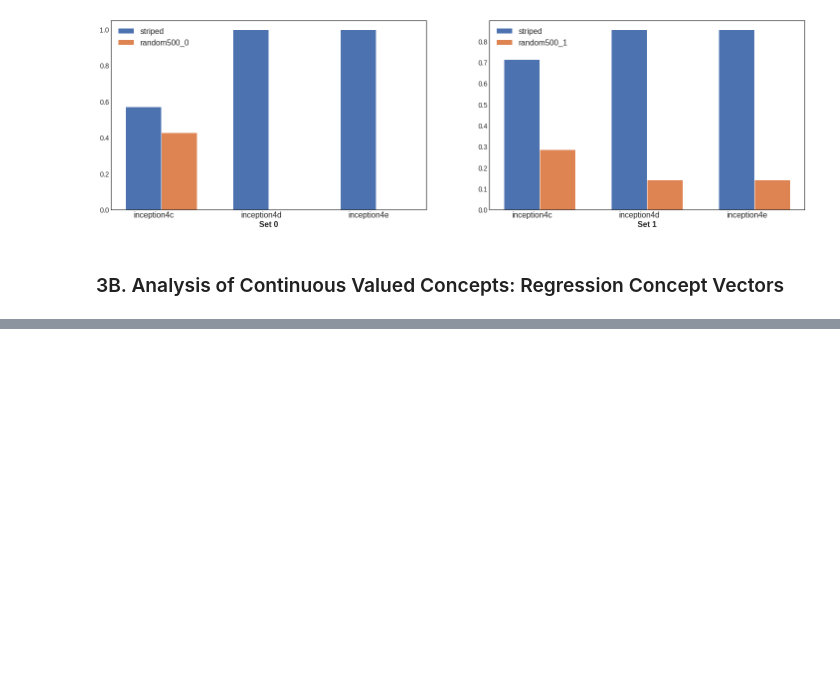
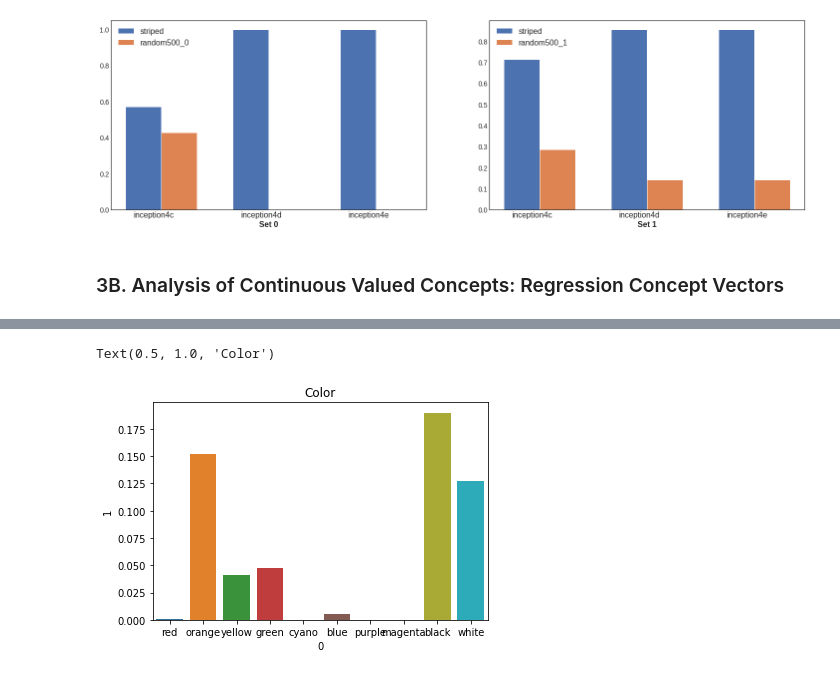
Before and after one commit to maragraziani/InterpretabilityVISUM22, a Jupyter notebook: Interpretability.ipynb, the cells around one changed output, grey strips where cells are left out. Cells and saved outputs as stored; diff of their text form; code cells hidden in the pictures; blank space fills up the shorter version.

```diff
--- a/Interpretability.ipynb
+++ b/Interpretability.ipynb
@@ -696,0 +759,12 @@ plot_tcav_scores(experimental_set_rand, tcav_scores_w_random)
+# %%
+img_bgr=img[:, :, ::-1]
+colors=rcvtool.get_all_color_measures(img_bgr, verbose=False)
+import seaborn as sns
+import pandas as pd
+data=pd.DataFrame(data={0: [k for k in colors.keys()], 1:[colors[k] for k in colors.keys()]})
+fig=plt.figure()
+sns.barplot(x=0, y=1,data=data.where(data!='colorfulness'))
+plt.title("Color")
+# %% [output]
+Text(0.5, 1.0, 'Color')
+[figure, added]
```
Also changed, not shown: parts of 16 cells of this notebook.
